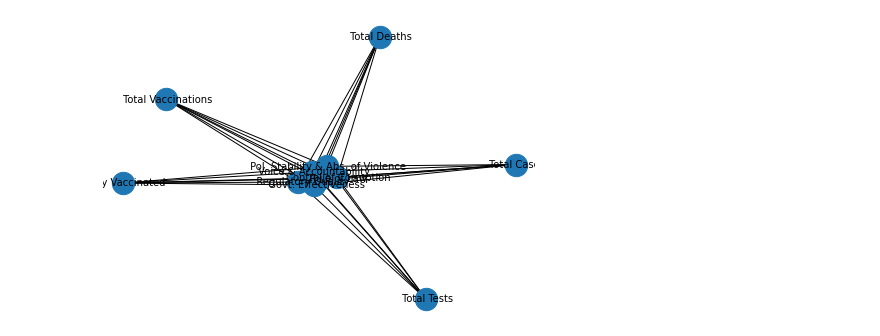
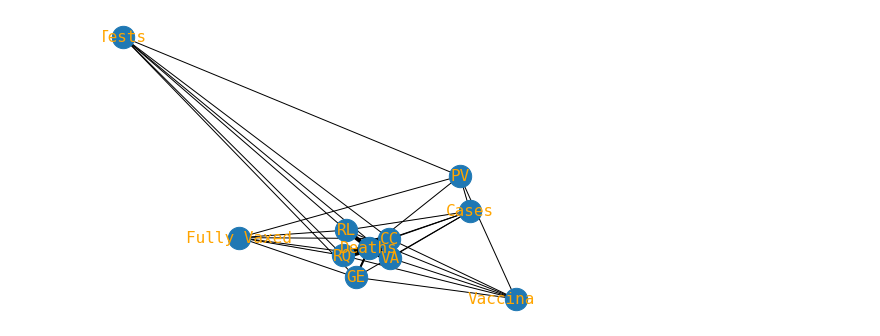
Before and after one commit to IYIAscension/SDAProject, a Jupyter notebook: regRegression.ipynb, the cells around one changed output. Saved outputs shown, nothing was run; the diff lists cells and outputs as text; code cells hidden in the pictures.

```diff
--- a/regRegression.ipynb
+++ b/regRegression.ipynb
@@ -18,9 +18,10 @@ def floatCheck(x):
 with open("data/Merged.csv") as f:
     data = csv.reader(f)
     data = np.array(list(data))
-    data = np.concatenate((data[:, :10], data[:, 12:]), axis=1)
-headers = list(data[0][1:])
+headers = list(data[0][1:-1])
 data = data[1:, 1:]
 data = [[float(x) if floatCheck(x) else np.nan for x in row] for row in data]
+data = [[x/row[-1] if i > 5 else x for i, x in enumerate(row[:-1])] for row in data]
+headers = ["VA", "PV", "GE", "RQ", "RL", "CC", "Tests", "Deaths", "Cases", "Vaccinated", "Fully Vaxed"]
 print(headers)
 # %% [output]
@@ -90,8 +83,10 @@ for x in range(lenHeaders):
     for i in range(lenHeaders-1):
         if x > 5 and i > 5:
             ridgeSimRow.append(0)
+        elif x < 6 and i < 5:
+            ridgeSimRow.append(0)
         elif x <= i:
-            ridgeSimRow.append(coefs[i])
+            ridgeSimRow.append(abs(coefs[i]))
         else:
             ridgeSimRow.append(ridgeSimMatrix[i+1][x])
     ridgeSimMatrix.append(ridgeSimRow)
@@ -121,15 +116,17 @@ print(ridgeMatrixFramed)
 lassoSimMatrix = [headers.copy()]
 for x in range(lenHeaders):
     X_train, X_test, y_train, y_test = train_test_split(np.asarray([row for i,row in enumerate(columns) if i!=x]).T, columns[x], test_size=0.2)
-    clf = Lasso(alpha=0.01)
+    clf = Lasso(alpha=0.005)
     clf.fit(X_train, y_train)
     lassoSimRow = [lassoSimMatrix[0][x]]
     coefs = list(clf.coef_)
     for i in range(lenHeaders-1):
         if x > 5 and i > 5:
             lassoSimRow.append(0)
+        elif x < 6 and i < 5:
+            lassoSimRow.append(0)
         elif x <= i:
-            lassoSimRow.append(coefs[i])
+            lassoSimRow.append(abs(coefs[i]))
         else:
             lassoSimRow.append(lassoSimMatrix[i+1][x])
     lassoSimMatrix.append(lassoSimRow)
@@ -166,14 +163,15 @@ for x in range(lenHeaders):
     for i in range(lenHeaders-1):
         if x > 5 and i > 5:
             linRegSimRow.append(0)
+        elif x < 6 and i < 5:
+            linRegSimRow.append(0)
         elif x <= i:
-            linRegSimRow.append(coefs[i])
+            linRegSimRow.append(abs(coefs[i]))
         else:
             linRegSimRow.append(linRegSimMatrix[i+1][x])
     linRegSimMatrix.append(linRegSimRow)
 for i in range(lenHeaders+1):
     linRegSimMatrix[i].insert(i, 1)
 linRegMatrixFramed = pd.DataFrame(linRegSimMatrix)
-print(incr)
 print(linRegMatrixFramed)
 # %% [output]
@@ -225,14 +233,19 @@ plt.show()
 # %%
-adjMatrix = [[x*20 if i < j else 0 for j, x in enumerate(row)] for i, row in enumerate(np.asarray(linRegSimMatrix)[1:, 1:].astype(np.float))]
+adjMatrix = [[x*0.3 if i < j else 0 for j, x in enumerate(row)] for i, row in enumerate(np.asarray(linRegSimMatrix)[1:, 1:].astype(np.float))]
 G = nx.from_numpy_matrix(np.matrix(adjMatrix))
 
 layout = nx.spring_layout(G)
 lab_node = dict(zip(G.nodes, headers))
+long_edges = list(filter(lambda e: e[2] == 0, (e for e in G.edges.data('weight'))))
+le_ids = list(e[:2] for e in long_edges)
+
+# remove filtered edges from graph G
+G.remove_edges_from(le_ids)
 nx.draw(G, layout)
 nx.draw_networkx_nodes(G, layout, node_size=500)
 widths = list(nx.get_edge_attributes(G, "weight").values())
 nx.draw_networkx_edges(G, layout, width=widths)
-nx.draw_networkx_labels(G, layout, labels=lab_node, font_size=10, font_family='sans-serif')
+nx.draw_networkx_labels(G, layout, labels=lab_node, font_size=16, font_family='monospace', font_color="orange")
 plt.show()
 # %% [output]
-[figure, old version]
+[figure, new version]
```
Also changed, not shown: parts of 10 cells of this notebook, 3 other files.
